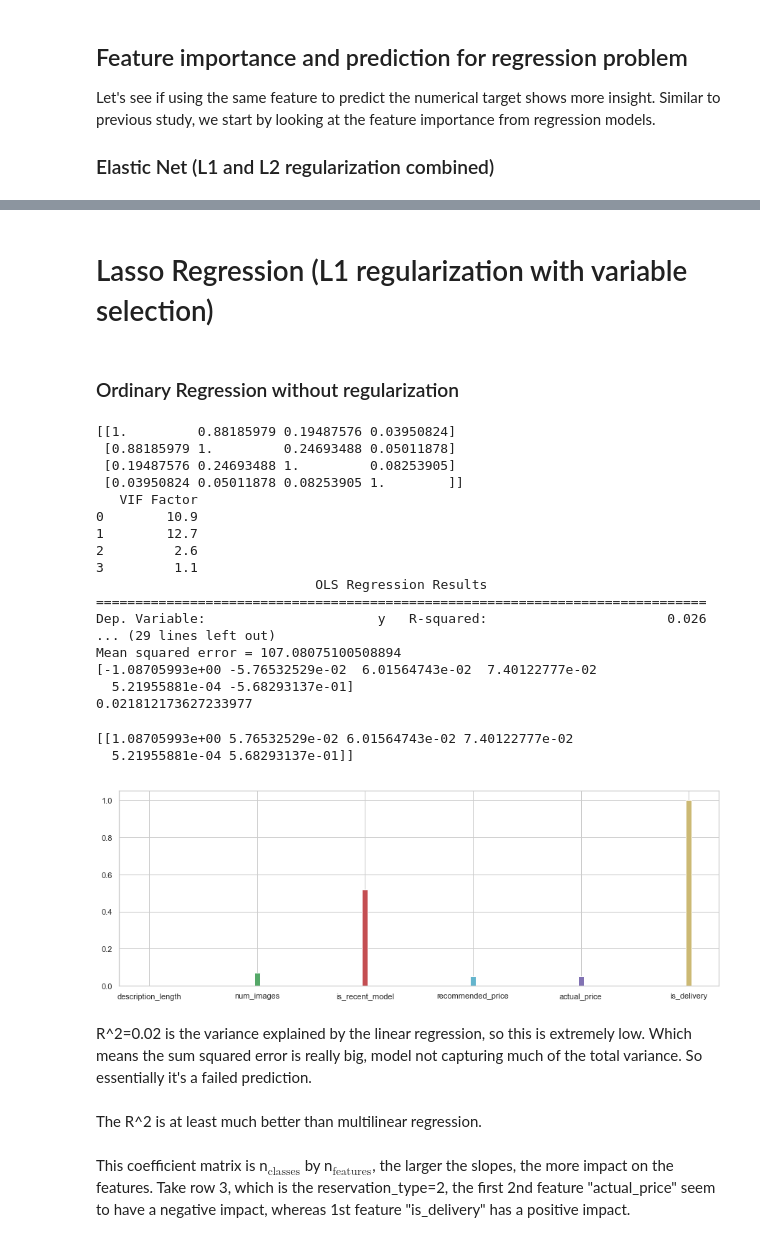
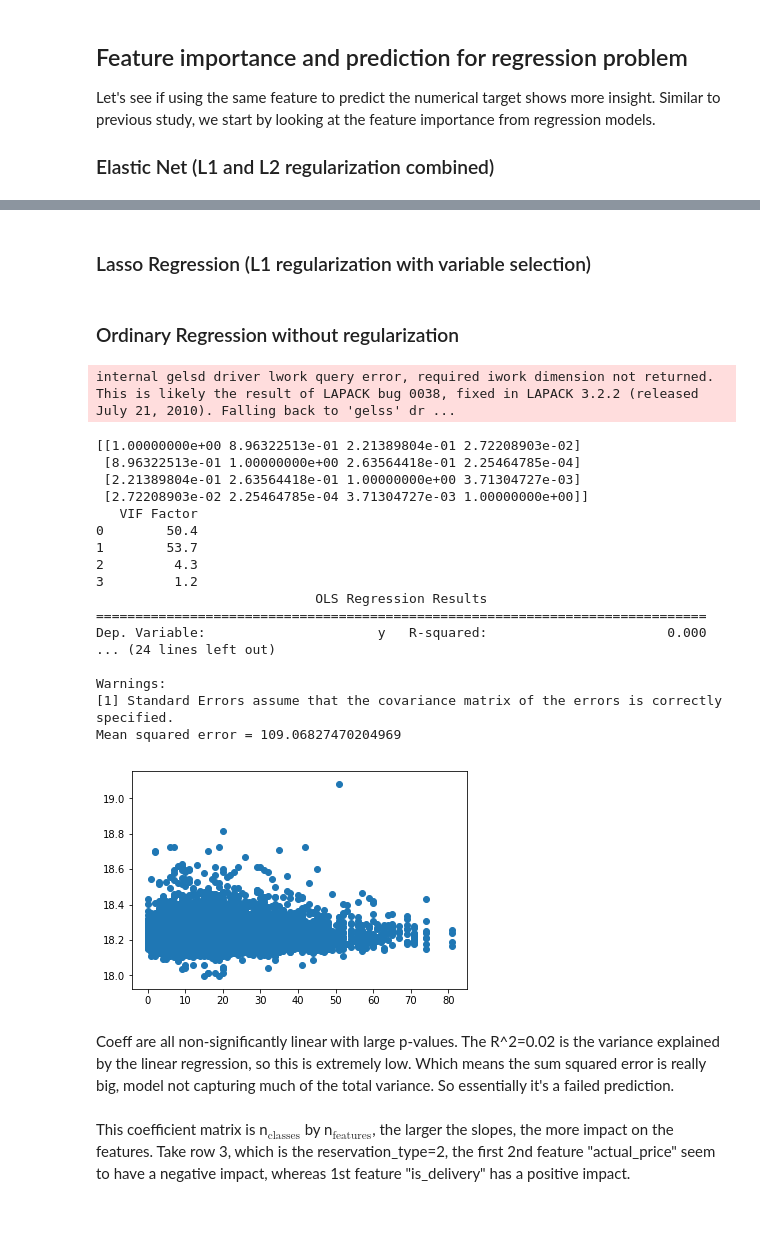
Before and after one commit to ginochen/Dual-branched_DNN_SVM, a Jupyter notebook: Dual_branched_DNN_SVM.ipynb, the cells around one changed output, grey strips where cells are left out. Cells and saved outputs as stored; diff of their text form; code cells hidden in the pictures.

Commit message:
regression failed

```diff
--- a/Dual_branched_DNN_SVM.ipynb
+++ b/Dual_branched_DNN_SVM.ipynb
@@ -971,7 +969,0 @@ feature_importance.plot_rfe(ranks['elastic'])
-# %%
-ridge = linear_model.RidgeClassifierCV(alphas=[1e-3, 1e-2, 1e-1, 1],
-                                       fit_intercept=True,cv=10)
-ridge.fit(x_train,y_num_train)
-#print(ridge.coef_)
-y_pred_ridge = ridge.predict(x_test)
-print('Mean squared error = %s'%str(mean_squared_error(y_num_test,y_pred_ridge)))
@@ -990,5 +970,5 @@ KeyError: 'linridge'
 # %% [markdown]
-# Lasso Regression (L1 regularization with variable selection)
+### Lasso Regression (L1 regularization with variable selection)
 # %%
 #lasso = linear_model.LassoClassifier(alpha=0.1,class_weight='balanced',fit_intercept=True).fit(x_train,y_num_train)
 #print(lasso.coef_)
@@ -1011,34 +991,33 @@ print('Mean squared error = %s'%str(mean_squared_error(y_num_test,y_pred_linreg)
 #print(reg.coef_)
 #print(reg.score(x_test,y_num_test)) #  R^2 is defined as (1 - u/v), where u is the residual sum of squares ((y_true - y_pred) ** 2).sum() and v is the total sum of squares ((y_true - y_true.mean()) ** 2).sum().
 # %% [output]
-[[1.         0.88185979 0.19487576 0.03950824]
- [0.88185979 1.         0.24693488 0.05011878]
- [0.19487576 0.24693488 1.         0.08253905]
- [0.03950824 0.05011878 0.08253905 1.        ]]
-   VIF Factor
-0        10.9
-1        12.7
-2         2.6
-3         1.1
-                            OLS Regression Results
-==============================================================================
-Dep. Variable:                      y   R-squared:                       0.026
-... (29 lines left out)
-Mean squared error = 107.08075100508894
-[-1.08705993e+00 -5.76532529e-02  6.01564743e-02  7.40122777e-02
-  5.21955881e-04 -5.68293137e-01]
-0.021812173627233977
+internal gelsd driver lwork query error, required iwork dimension not returned. This is likely the result of LAPACK bug 0038, fixed in LAPACK 3.2.2 (released July 21, 2010). Falling back to 'gelss' dr ...
+[[1.00000000e+00 8.96322513e-01 2.21389804e-01 2.72208903e-02]
+ [8.96322513e-01 1.00000000e+00 2.63564418e-01 2.25464785e-04]
+ [2.21389804e-01 2.63564418e-01 1.00000000e+00 3.71304727e-03]
+ [2.72208903e-02 2.25464785e-04 3.71304727e-03 1.00000000e+00]]
+   VIF Factor
+0        50.4
+1        53.7
+2         4.3
+3         1.2
+                            OLS Regression Results
+==============================================================================
+Dep. Variable:                      y   R-squared:                       0.000
+... (24 lines left out)
+
+Warnings:
+[1] Standard Errors assume that the covariance matrix of the errors is correctly specified.
+Mean squared error = 109.06827470204969
 # %%
-plt.figure(figsize=[15,5])
-ranks["linreg"] = feature_importance.ranking(np.abs(reg.coef_), colnames)
-feature_importance.plot_rfe(ranks['linreg'])
+plt.scatter(y_num_test,y_pred_linreg)
+plt.show()
+#plt.figure(figsize=[15,5])
+#ranks["linreg"] = feature_importance.ranking(np.abs(reg.coef_), colnames)
+#feature_importance.plot_rfe(ranks['linreg'])
 # %% [output]
-[[1.08705993e+00 5.76532529e-02 6.01564743e-02 7.40122777e-02
-  5.21955881e-04 5.68293137e-01]]
-[figure, old version]
+[figure, new version]
 # %% [markdown]
-R^2=0.02 is the variance explained by the linear regression, so this is extremely low. Which means the sum squared error is really big, model not capturing much of the total variance. So essentially it's a failed prediction.
+Coeff are all non-significantly linear with large p-values. The R^2=0.02 is the variance explained by the linear regression, so this is extremely low. Which means the sum squared error is really big, model not capturing much of the total variance. So essentially it's a failed prediction.
-# %% [markdown]
-The R^2 is at least much better than multilinear regression.
 # %% [markdown]
 This coefficient matrix is n$_\text{classes}$ by n$_\text{features}$, the larger the slopes, the more impact on the features. Take row 3, which is the reservation_type=2, the first 2nd feature "actual_price" seem to have a negative impact, whereas 1st feature "is_delivery" has a positive impact.
```
Also changed, not shown: parts of 8 cells of this notebook.
